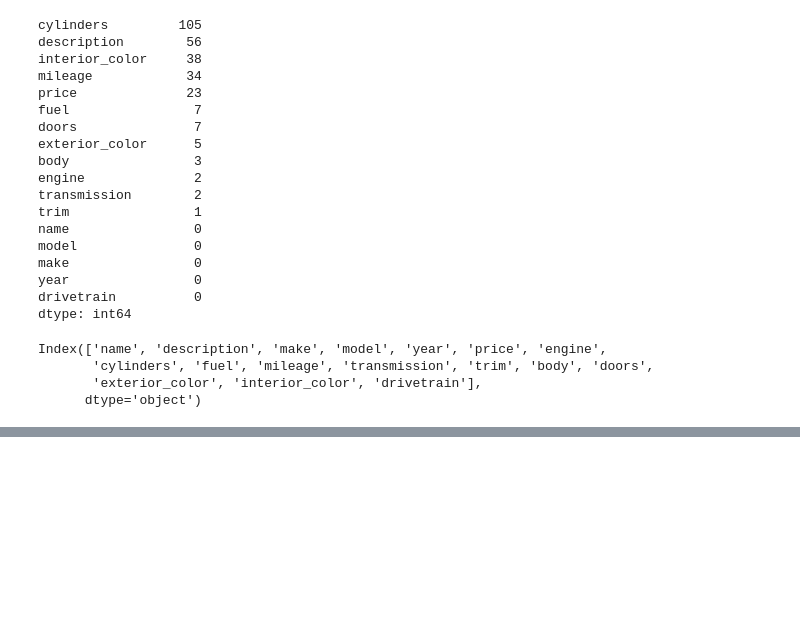
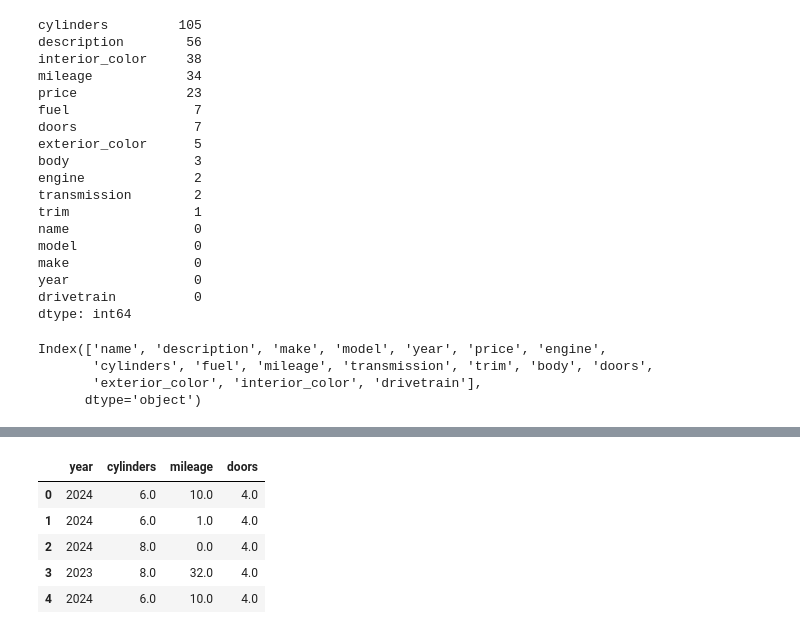
Before and after one commit to rshewatkar/ML_internship, a Jupyter notebook: Vehicle Price Prediction/Vehical_price.ipynb, the cells around one changed output, grey strips where cells are left out. Cells and saved outputs as stored; diff of their text form; code cells hidden in the pictures; blank space fills up the shorter version.

```diff
--- a/Vehicle Price Prediction/Vehical_price.ipynb
+++ b/Vehicle Price Prediction/Vehical_price.ipynb
@@ -80,0 +128,9 @@ Index(['name', 'description', 'make', 'model', 'year', 'price', 'engine',
+# %%
+df[numerical_cols].head()
+# %% [output]
+|  | year | cylinders | mileage | doors |
+| 0 | 2024 | 6.0 | 10.0 | 4.0 |
+| 1 | 2024 | 6.0 | 1.0 | 4.0 |
+| 2 | 2024 | 8.0 | 0.0 | 4.0 |
+| 3 | 2023 | 8.0 | 32.0 | 4.0 |
+| 4 | 2024 | 6.0 | 10.0 | 4.0 |
```
Also changed, not shown: parts of 18 cells of this notebook, 1 other file.
